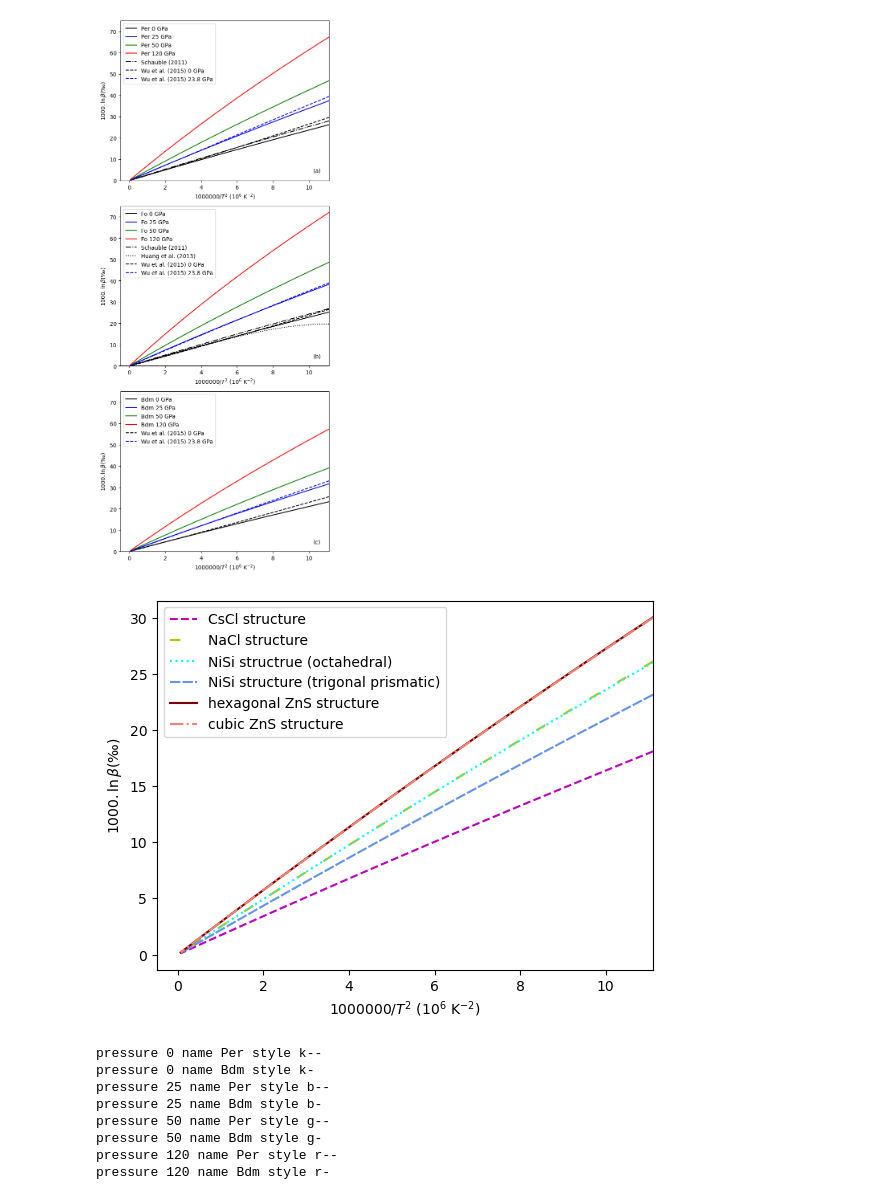
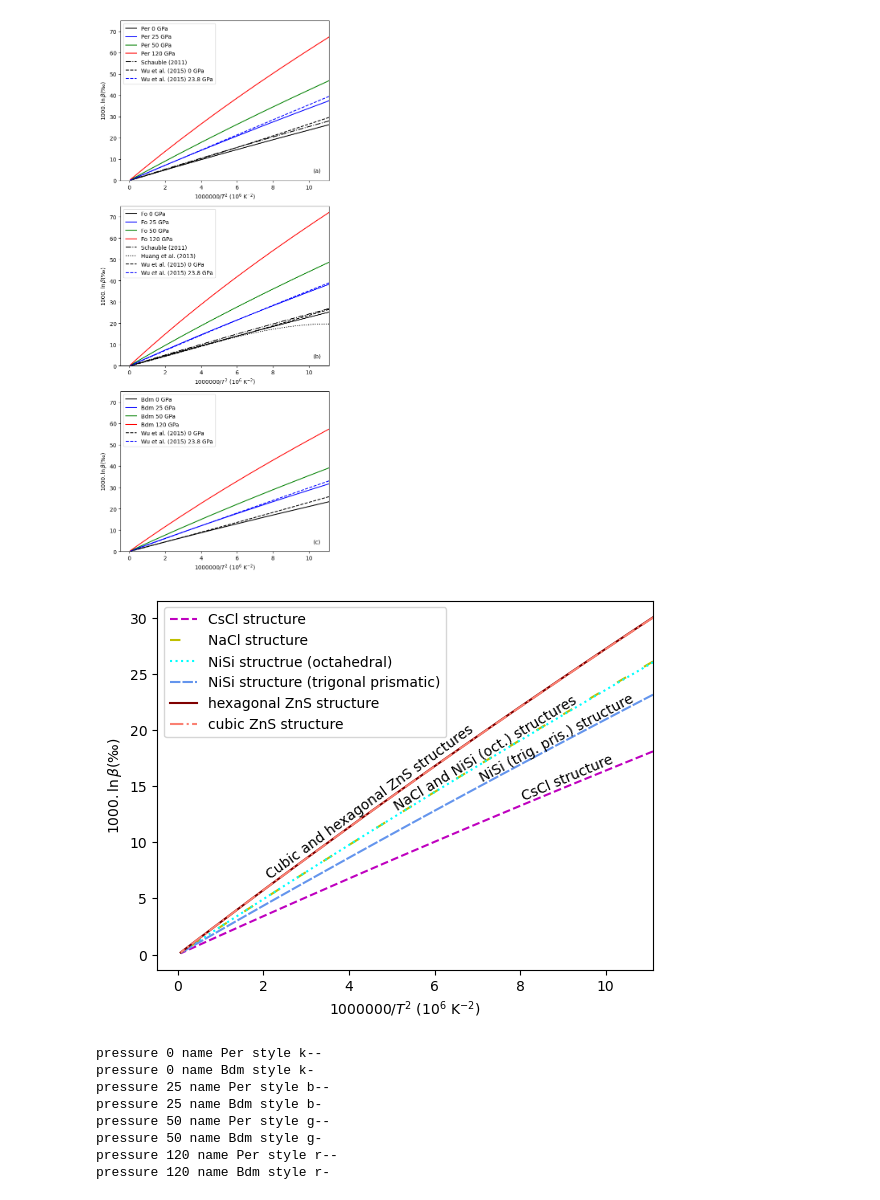
Before and after one commit to andreww/isofrac, a Jupyter notebook: alpha_beta_plots.ipynb, the cells around one changed output. Drawn from its saved outputs; the diff is of its cells as text; code cells hidden in the pictures.

Commit message:
Add labels for Fig 3
These go directly on the plot.

```diff
--- a/alpha_beta_plots.ipynb
+++ b/alpha_beta_plots.ipynb
@@ -156,42 +156,50 @@ plt.show()
 names = []
 colors = []
 styles = []
+
 Ts = np.concatenate((np.linspace(300.0, 500.0, num=40), np.linspace(501.0, 4000.0, num=40)))
 betas = []
 
 names.append('CsCl structure')
 colors.append('m')
 styles.append('--')
 betas.append(castep_isotope_sub.ln_beta_function(Ts, 9.3173e+13, -1.0320e+10, 1.7341e+6))
 
 names.append('NaCl structure')
 colors.append('y')
 styles.append((0, (5, 10)))
 betas.append(castep_isotope_sub.ln_beta_function(Ts, 1.33246e+14, -1.46039e+10, 2.49845e+06))
 
 names.append('NiSi structrue (octahedral)')
 colors.append('cyan')
 styles.append(':')
 betas.append(castep_isotope_sub.ln_beta_function(Ts, 1.5567e+14, -1.6076e+10, 2.5052e+6))
 
 names.append('NiSi structure (trigonal prismatic)')
 colors.append('cornflowerblue')
 styles.append((0, (5, 1)))
 betas.append(castep_isotope_sub.ln_beta_function(Ts, 9.9342e+13, -1.1700e+10, 2.2039e+6))
 
 names.append('hexagonal ZnS structure')
 colors.append('maroon')
 styles.append('-')
 betas.append(castep_isotope_sub.ln_beta_function(Ts, 2.2580e+14, -2.1812e+10, 2.9217e6))
 
 names.append('cubic ZnS structure')
 colors.append('salmon')
 styles.append('-.')
 betas.append(castep_isotope_sub.ln_beta_function(Ts, 2.2551e+14, -2.1729e+10, 2.9183e+6))
+
+texttoadd = [
+    {"x": 2, "y": 6.8, "s": "Cubic and hexagonal ZnS structures", "r": 36.0},
+    {"x": 5, "y": 12.9, "s": "NaCl and NiSi (oct.) structures", "r": 31.0},
+    {"x": 7, "y": 15.4, "s": "NiSi (trig. pris.) structure", "r": 28.0},
+    {"x": 8, "y": 13.8, "s": "CsCl structure", "r": 23.0}
+]
+
+castep_isotope_sub.plot_beta(Ts, betas, names, colors=colors, styles=styles, texttoadd=texttoadd)
+# %% [output]
+[figure, added]
-# %%
-castep_isotope_sub.plot_beta(Ts, betas, names, colors=colors, styles=styles)
-# %% [output]
-[figure, removed]
 # %%
 %matplotlib inline
 def plot_alpha(Ts, betas_ref, betas_plot, name_ref, names_plot, filename=None):
```
Also changed, not shown: 1 other file.
